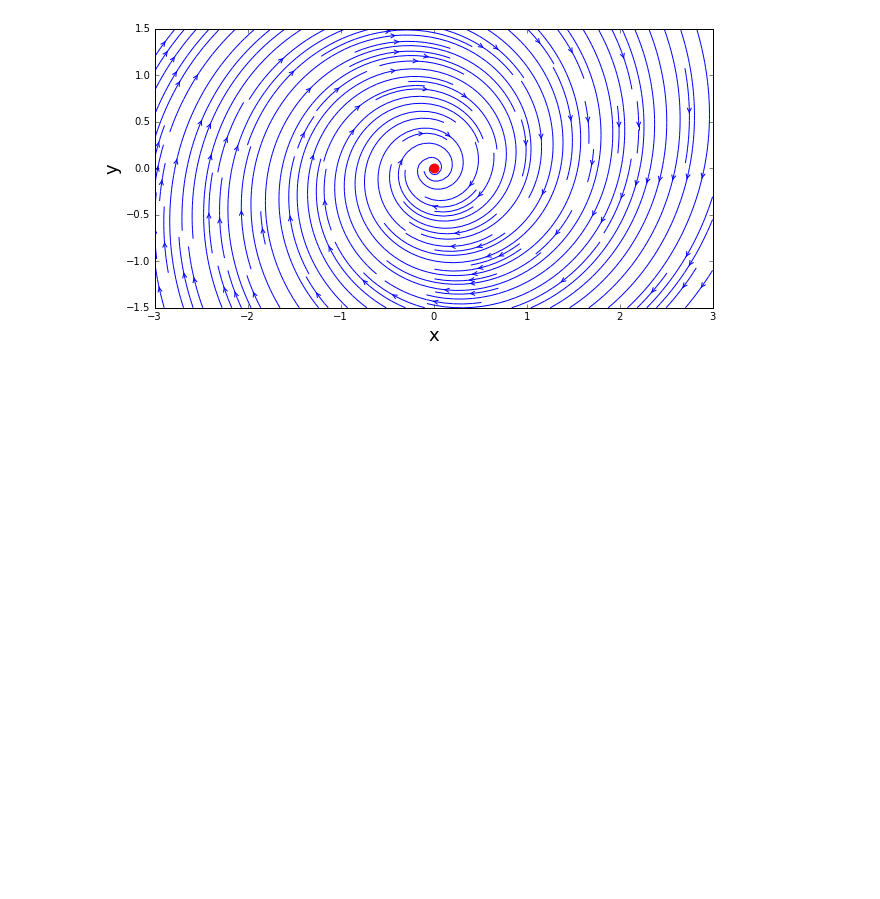
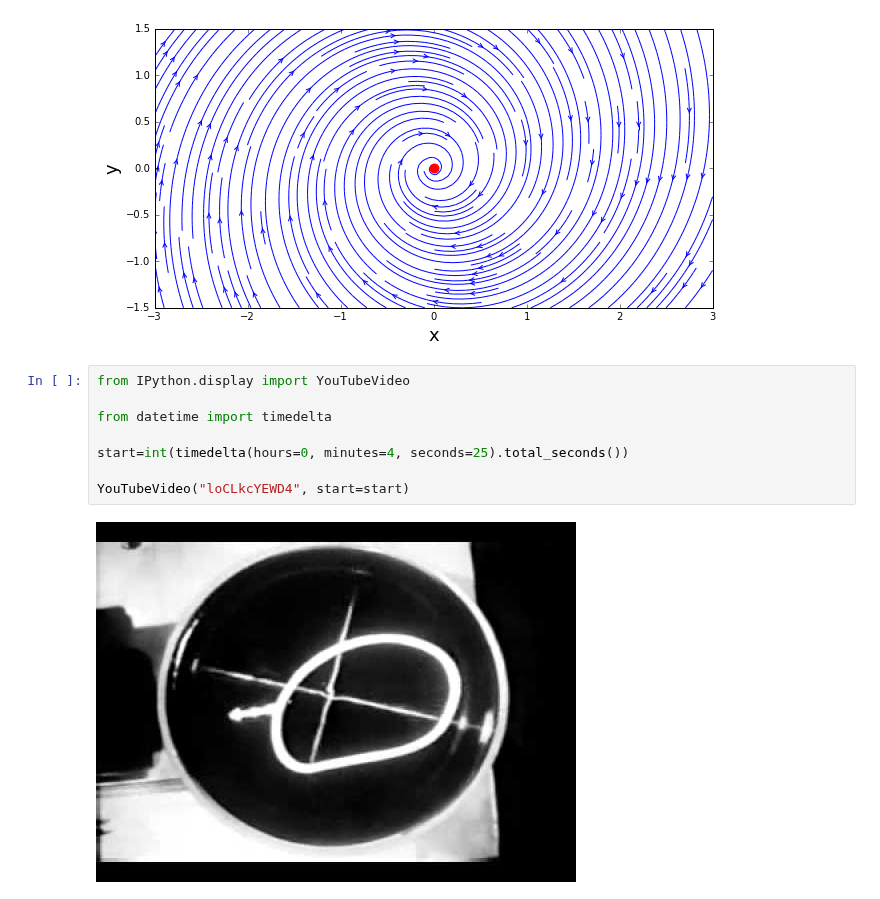
Before and after one commit to liu19941121/mae6226-work, a Jupyter notebook: lesson4-work.ipynb, the cells around one changed output. Cells and saved outputs as stored; diff of their text form; blank space fills up the shorter version.

```diff
--- a/lesson4-work.ipynb
+++ b/lesson4-work.ipynb
@@ -98,3 +98,13 @@ pyplot.scatter(x_vortex, y_vortex, color='r', s=80, marker='o')
 # %% [output]
 <matplotlib.collections.PathCollection at 0x...>
 [figure]
+# %%
+from IPython.display import YouTubeVideo
+
+from datetime import timedelta
+
+start=int(timedelta(hours=0, minutes=4, seconds=25).total_seconds())
+
+YouTubeVideo("loCLkcYEWD4", start=start)
+# %% [output]
+[figure, added]
```
